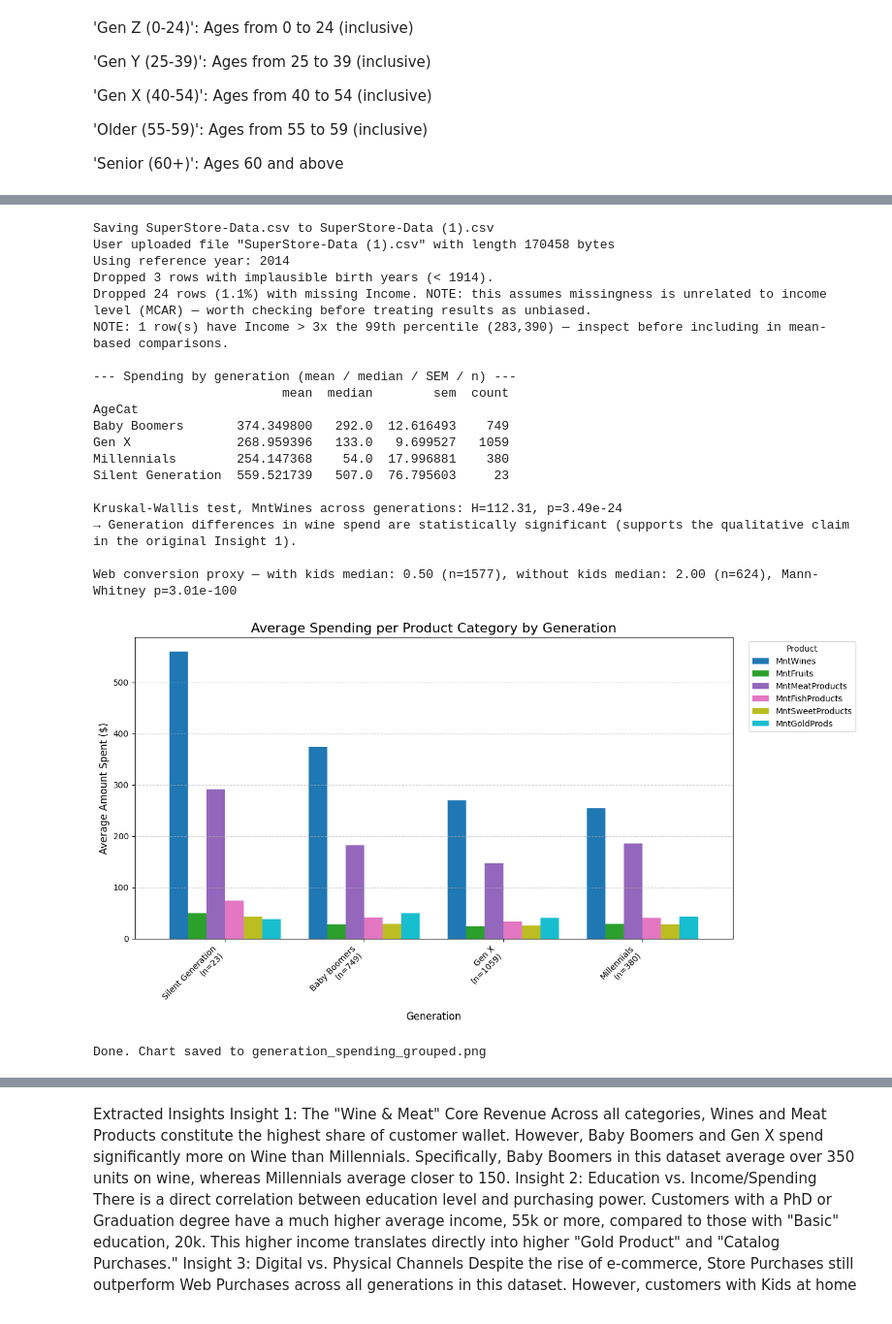
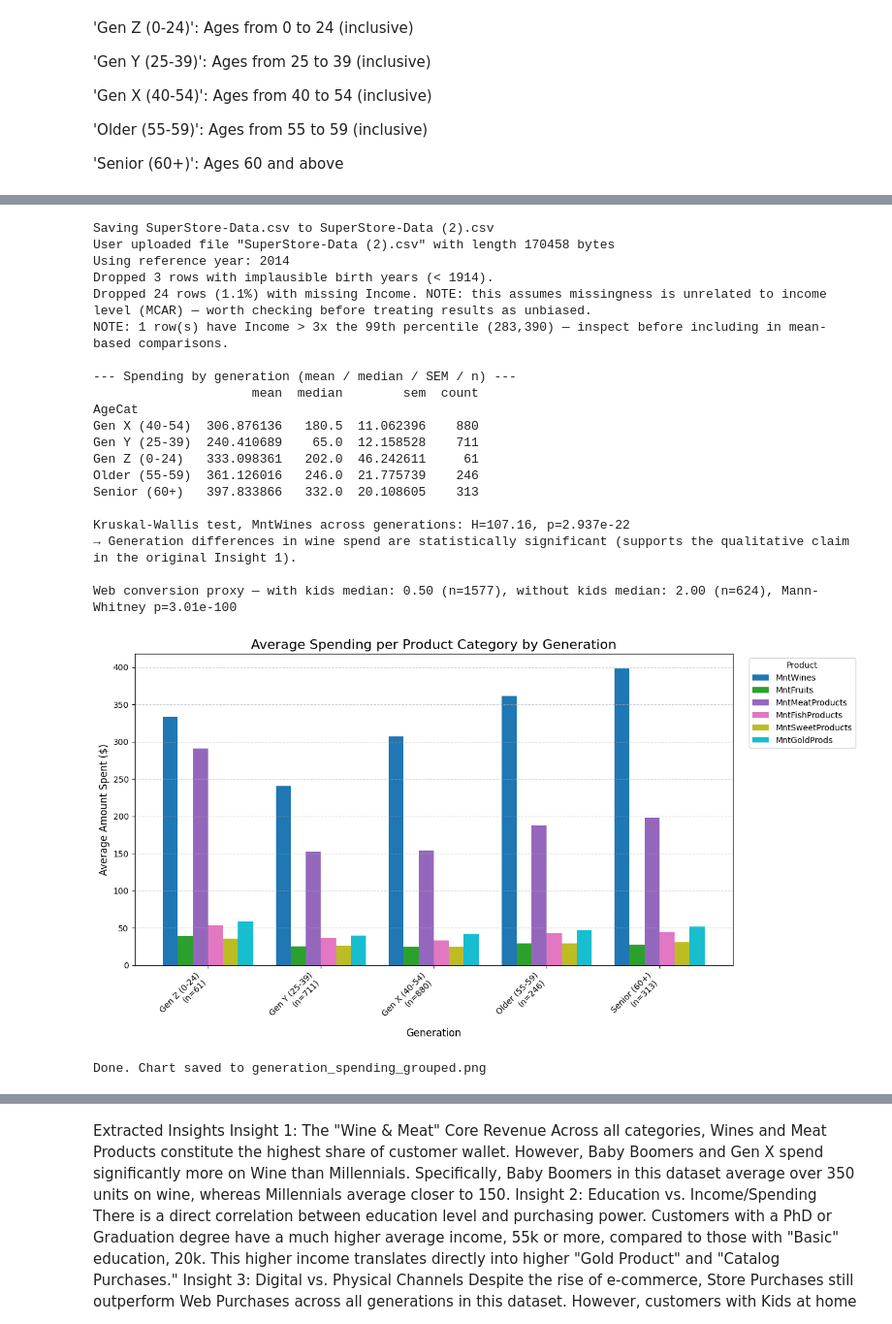
Before and after one commit to CreatorDave/201lab05a, a Jupyter notebook: ADA_Lab_2.ipynb, the cells around one changed output, grey strips where cells are left out. Shown at 97% size. Drawn from its saved outputs; the diff is of its cells as text; code cells hidden in the pictures.

```diff
--- a/ADA_Lab_2.ipynb
+++ b/ADA_Lab_2.ipynb
@@ -78,19 +78,19 @@ print(f"Dropped {n_dropped_age} rows with implausible birth years "
 # ---------------------------------------------------------------------------
 df['Age'] = REFERENCE_YEAR - df['Year_Birth']
 
-def categorize_generation(year):
-    if year <= 1945:
-        return 'Silent Generation'
-    elif 1946 <= year <= 1964:
-        return 'Baby Boomers'
-    elif 1965 <= year <= 1980:
-        return 'Gen X'
-    elif 1981 <= year <= 1996:
-        return 'Millennials'
+def categorize_generation(age):
+    if 0 <= age <= 24:
+        return 'Gen Z (0-24)'
+    elif 25 <= age <= 39:
+        return 'Gen Y (25-39)'
+    elif 40 <= age <= 54:
+        return 'Gen X (40-54)'
+    elif 55 <= age <= 59:
+        return 'Older (55-59)'
     else:
-        return 'Gen Z'
+        return 'Senior (60+)'
 
-df['AgeCat'] = df['Year_Birth'].apply(categorize_generation)
+df['AgeCat'] = df['Age'].apply(categorize_generation)
 
 # ---------------------------------------------------------------------------
 # 4. Income cleaning — report what's actually being discarded
@@ -152,7 +152,7 @@ print(f"\nWeb conversion proxy — with kids median: {conv_with_kids.median():.2
 #    (stacked bars make it hard to compare a single category, e.g. Wine, across
 #    generations, since every category above the bottom sits on a shifting baseline)
 # ---------------------------------------------------------------------------
-gen_order = ['Silent Generation', 'Baby Boomers', 'Gen X', 'Millennials', 'Gen Z']
+gen_order = ['Gen Z (0-24)', 'Gen Y (25-39)', 'Gen X (40-54)', 'Older (55-59)', 'Senior (60+)']
 gen_means = df.groupby('AgeCat')[spending_cols].mean().reindex(
     [g for g in gen_order if g in df['AgeCat'].unique()]
 )
@@ -167,40 +167,41 @@ labels_with_n = [f"{cat}\n(n={n})" for cat, n in zip(gen_means.index, gen_counts
 ax.set_xticklabels(labels_with_n, rotation=45, ha='right')
 
 ax.set_title('Average Spending per Product Category by Generation', fontsize=16)
 ax.set_xlabel('Generation', fontsize=12)
 ax.set_ylabel('Average Amount Spent ($)', fontsize=12)
 ax.legend(title='Product', bbox_to_anchor=(1.02, 1), loc='upper left')
 ax.grid(axis='y', linestyle='--', alpha=0.6)
 plt.tight_layout()
 
 # Create the output directory if it doesn't exist
 output_dir = '/mnt/user-data/outputs/'
 os.makedirs(output_dir, exist_ok=True)
 
 plt.savefig(os.path.join(output_dir, 'generation_spending_grouped.png'), dpi=150)
 plt.show()
 
 print("\nDone. Chart saved to generation_spending_grouped.png")
 # %% [output]
 [interactive output not drawn]
-Saving SuperStore-Data.csv to SuperStore-Data (1).csv
-User uploaded file "SuperStore-Data (1).csv" with length 170458 bytes
+Saving SuperStore-Data.csv to SuperStore-Data (2).csv
+User uploaded file "SuperStore-Data (2).csv" with length 170458 bytes
 Using reference year: 2014
 Dropped 3 rows with implausible birth years (< 1914).
 Dropped 24 rows (1.1%) with missing Income. NOTE: this assumes missingness is unrelated to income level (MCAR) — worth checking before treating results as unbiased.
 NOTE: 1 row(s) have Income > 3x the 99th percentile (283,390) — inspect before including in mean-based comparisons.
 
 --- Spending by generation (mean / median / SEM / n) ---
-                         mean  median        sem  count
+                     mean  median        sem  count
 AgeCat
-Baby Boomers       374.349800   292.0  12.616493    749
-Gen X              268.959396   133.0   9.699527   1059
-Millennials        254.147368    54.0  17.996881    380
-Silent Generation  559.521739   507.0  76.795603     23
+Gen X (40-54)  306.876136   180.5  11.062396    880
+Gen Y (25-39)  240.410689    65.0  12.158528    711
+Gen Z (0-24)   333.098361   202.0  46.242611     61
+Older (55-59)  361.126016   246.0  21.775739    246
+Senior (60+)   397.833866   332.0  20.108605    313
 
-Kruskal-Wallis test, MntWines across generations: H=112.31, p=3.49e-24
+Kruskal-Wallis test, MntWines across generations: H=107.16, p=2.937e-22
 → Generation differences in wine spend are statistically significant (supports the qualitative claim in the original Insight 1).
 
 Web conversion proxy — with kids median: 0.50 (n=1577), without kids median: 2.00 (n=624), Mann-Whitney p=3.01e-100
-[figure, old version]
+[figure, new version]
 Done. Chart saved to generation_spending_grouped.png
```
Also changed, not shown: parts of 4 cells of this notebook.
